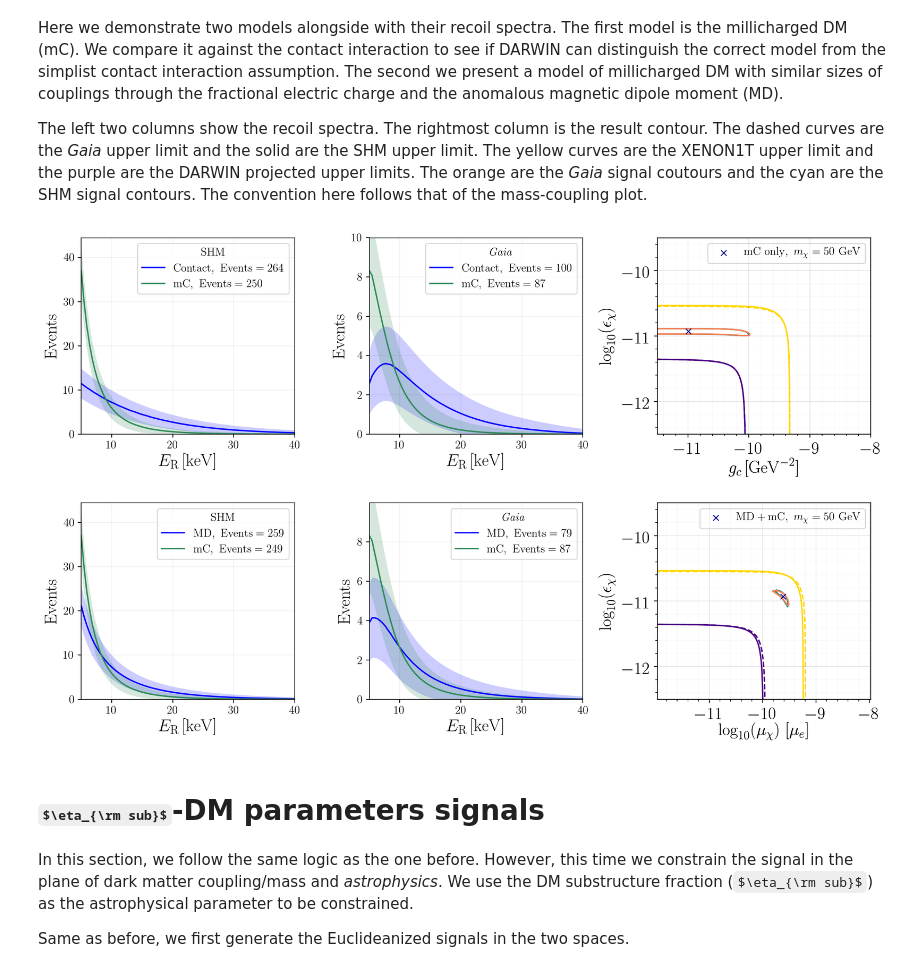
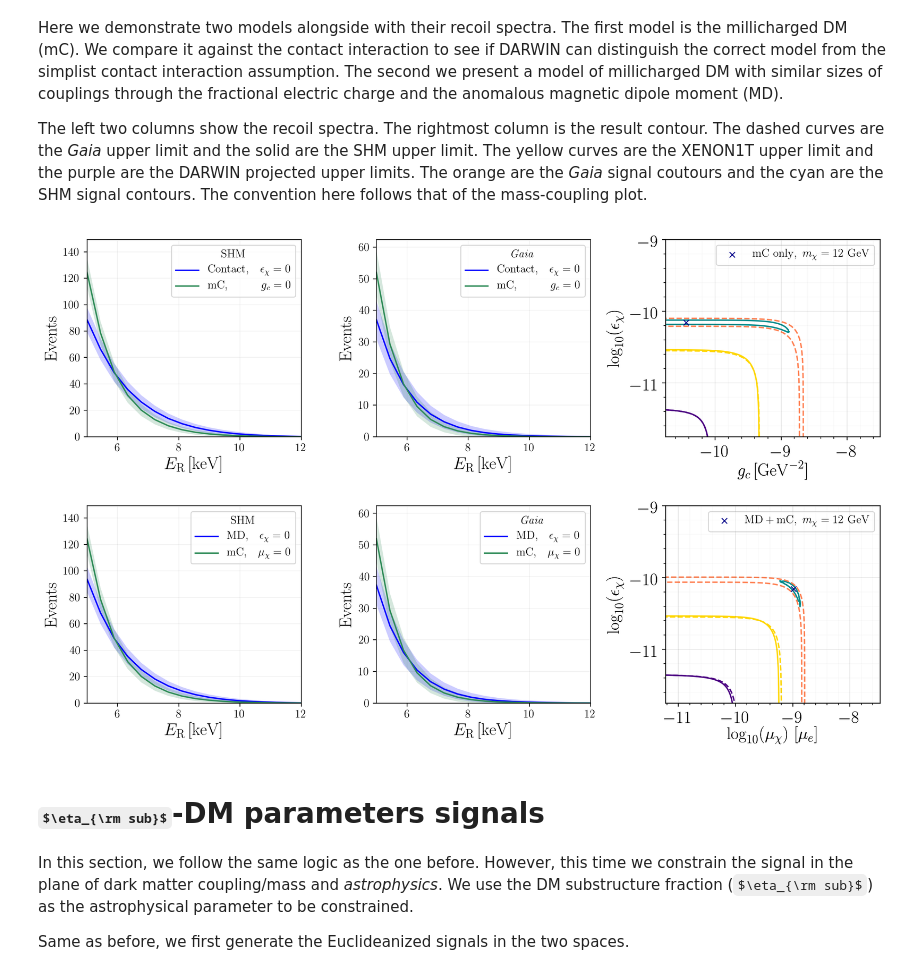
Before and after one commit to bbsonjohn/DD-Gaia-substructure, a Jupyter notebook: dd_eft_substructure-3D-Signals.ipynb, the cells around one changed output. Cells and saved outputs as stored; diff of their text form; code cells hidden in the pictures; some formulas as TeX source.

```diff
--- a/dd_eft_substructure-3D-Signals.ipynb
+++ b/dd_eft_substructure-3D-Signals.ipynb
@@ -237,7 +242,7 @@ def elc_moment(g_energy, log_coup = False, log_out = False):
         g_energy = 10**g_energy
     if log_out :
         return np.log10(e_charge*g_energy/GeVtoInvcm)
-    return 2*e_charge*g_energy/GeVtoInvcm
+    return g_energy/GeVtoInvcm/e_charge
 def mag_moment(g_energy, log_coup = False, log_out = False):
     if log_coup:
         g_energy = 10**g_energy
@@ -306,8 +311,10 @@ def plot_ellipse(ax, sh, coupling_c0, coupling_c1, cm_plot, contour, ind = None)
 
     if contour == 'SHM':
         color_c = SHM_sig_color
+        style_c = 'solid'
     elif contour == 'NLB':
         color_c = Gaia_sig_color
+        style_c = 'dashed'
     pp2, el_ind2, d2 = sh.query_region(P0, sigma=3, d=2, return_distance = True)
 
     z = np.ones_like(coupling_c0[el_ind2])
@@ -316,7 +323,7 @@ def plot_ellipse(ax, sh, coupling_c0, coupling_c1, cm_plot, contour, ind = None)
     if len(z) < min_contour_pts:
         return
     try:
-        ax.tricontour(x, y, d2, colors=[color_c, color_c], levels=[0, 1.5152])
+        ax.tricontour(x, y, d2, colors=[color_c, color_c], levels=[0, 1.5152], linestyles=style_c )
         #ax.tricontourf(x, y, d2, colors=[color_c, color_c], levels=[0, 1.5152], alpha=0.05)
     except:
         return
@@ -654,11 +661,12 @@ In this section, we hold DM mass fixed and examine the ability of a future DD ex
 
 First, we examine the recoil spectra. The left column of plots represents the recoil spectra under SHM and the right column represents that under _Gaia_. The different colored curves are the different models. The translucent bands are the $\pm\sqrt{N}$ poisson statistical uncertainties associated with the recoil spectra.
 # %%
-m_point = 50.
+m_point = 12.
 
 ops_pair_list = [['SS','mQ'], ['SS','mDM_l'], ['mDM_l','mQ']]
+the_experiment='Xenon_Darwin'
 
-expos = exposure_func('Xenon_Darwin')
+expos = exposure_func(the_experiment)
 
 oper_names = [['contact', 'mC'], ['contact', 'MD'], ['MD', 'mC']]
 
@@ -712,8 +720,8 @@ for i_op, opers in enumerate(ops_pair_list):
 
     for j_coup, coups in enumerate(list_coup[i_op]):
 
-        opers_shm = expos*dER*(dRT_dER_Model(ER_grid, m_point, 10**(coups[0]), opers[0], experiment=the_experiment, acceptance=False, v_funct = 'SHM')  \
-                    + dRT_dER_Model(ER_grid, m_point, 10**(coups[1]), opers[1], experiment=the_experiment, acceptance=False, v_funct = 'SHM') )
+        opers_shm = expos*dER*(dRT_dER_Model(ER_grid, m_point, 10**(coups[0]), opers[0], experiment=the_experiment, acceptance=True, v_funct = 'SHM')  \
+                    + dRT_dER_Model(ER_grid, m_point, 10**(coups[1]), opers[1], experiment=the_experiment, acceptance=True, v_funct = 'SHM') )
         opers_gaia = expos*dER*(0.42*dRT_dER_Model(ER_grid, m_point, 10**coups[0], opers[0], experiment=the_experiment, acceptance=True, v_funct = 'NLB_subst_full') \
                                     +(1-0.42)*dRT_dER_Model(ER_grid, m_point, 10**coups[0], opers[0], experiment=the_experiment, acceptance=True, v_funct = 'NLB_halo_full') \
                                     + 0.42*dRT_dER_Model(ER_grid, m_point, 10**coups[1], opers[1], experiment=the_experiment, acceptance=True, v_funct = 'NLB_subst_full') \
@@ -746,8 +754,8 @@ for i_op, opers in enumerate(ops_pair_list):
     ax[i_op, 0].legend(title='SHM'); ax[i_op, 1].legend(title='Gaia')
     ax[i_op, 0].set_xlim(5,max(ER_grid)); ax[i_op, 1].set_xlim(5,max(ER_grid))
     ax[i_op, 0].set_xlabel(r'$E_{\rm NR}$ [keV]'); ax[i_op, 1].set_xlabel(r'$E_{\rm NR}$ [keV]')
-    ax[i_op, 0].set_ylabel("events"); ax[i_op, 0].set_ylim( (0, 1.2*max(np.append(opers_shm, opers_gaia)  )) )
-    ax[i_op, 1].set_ylabel("events"); ax[i_op, 1].set_ylim( (0, 1.2*max(np.append(opers_shm, opers_gaia)  )) )
+    ax[i_op, 0].set_ylabel("events"); ax[i_op, 0].set_ylim( (0, 1.2*max(opers_shm)  ) )
+    ax[i_op, 1].set_ylabel("events"); ax[i_op, 1].set_ylim( (0, 1.2*max(opers_gaia)  ) )
     ax[i_op, 0].grid(b=True, which='major', color='black', alpha=0.05, linestyle='-')
     ax[i_op, 1].grid(b=True, which='major', color='black', alpha=0.05, linestyle='-')
     ax[i_op, 0].grid(b=True, which='minor', color='black', alpha=0.01, linestyle='-')
@@ -895,6 +903,7 @@ Here we demonstrate two models alongside with their recoil spectra. The first mo
 The left two columns show the recoil spectra. The rightmost column is the result contour. The dashed curves are the _Gaia_ upper limit and the solid are the SHM upper limit. The yellow curves are the XENON1T upper limit and the purple are the DARWIN projected upper limits. The orange are the _Gaia_ signal coutours and the cyan are the SHM signal contours. The convention here follows that of the mass-coupling plot.
 # %%
 model_text = [['Contact', 'mC'], ['MD', 'mC']]
+coup_text = [[r'\qquad g_c', r'\epsilon_\chi'], [r'\mu_\chi', r'\epsilon_\chi']]
 ops_pair_list = [['SS','mQ'], ['mDM_l','mQ']]
 
 plt.rcParams["figure.figsize"] = (15, 4.5*len(ops_pair_list))
@@ -941,6 +950,7 @@ yaxsec_list = []
 for i_op, opers in enumerate(ops_pair_list):
     cc_plot = cc_plot_list[i_op]
     model_name = model_text[i_op]
+    coup_name = coup_text[i_op]
 
     row_indx = i_op; col_indx = 2
     low_sigma_0, high_sigma_0 = operators.get_xsec_lim(opers[0])
@@ -1024,58 +1034,57 @@ for i_op, opers in enumerate(ops_pair_list):
     if sp_acceptance:
         h_acc = 1.
     else:
-        h_acc = 0.5
+        h_acc = 0.5*0.89
     for j_coup, coups in enumerate(spectrum_plot_list[i_op]):
         opers_shm = h_acc*expos*dER*(dRT_dER_Model(ER_grid, m_point, 10**(coups[0]), opers[0], experiment=the_experiment, acceptance=sp_acceptance, v_funct = 'SHM')  \
                     + dRT_dER_Model(ER_grid, m_point, 10**(coups[1]), opers[1], experiment=the_experiment, acceptance=sp_acceptance, v_funct = 'SHM') )
-        opers_gaia = h_acc*expos*dER*(0.42*dRT_dER_Model(ER_grid, m_point, 10**coups[0], opers[0], experiment=the_experiment, acceptance=True, v_funct = 'NLB_subst_full') \
-                                    +(1-0.42)*dRT_dER_Model(ER_grid, m_point, 10**coups[0], opers[0], experiment=the_experiment, acceptance=True, v_funct = 'NLB_halo_full') \
-                                    + 0.42*dRT_dER_Model(ER_grid, m_point, 10**coups[1], opers[1], experiment=the_experiment, acceptance=True, v_funct = 'NLB_subst_full') \
-                                    +(1-0.42)*dRT_dER_Model(ER_grid, m_point, 10**coups[1], opers[1], experiment=the_experiment, acceptance=True, v_funct = 'NLB_halo_full'))
+        opers_gaia = h_acc*expos*dER*(0.42*dRT_dER_Model(ER_grid, m_point, 10**coups[0], opers[0], experiment=the_experiment, acceptance=sp_acceptance, v_funct = 'NLB_subst_full') \
+                                    +(1-0.42)*dRT_dER_Model(ER_grid, m_point, 10**coups[0], opers[0], experiment=the_experiment, acceptance=sp_acceptance, v_funct = 'NLB_halo_full') \
+                                    + 0.42*dRT_dER_Model(ER_grid, m_point, 10**coups[1], opers[1], experiment=the_experiment, acceptance=sp_acceptance, v_funct = 'NLB_subst_full') \
+                                    +(1-0.42)*dRT_dER_Model(ER_grid, m_point, 10**coups[1], opers[1], experiment=the_experiment, acceptance=sp_acceptance, v_funct = 'NLB_halo_full'))
         events_SHM = np.sum(opers_shm)
         events_Gaia = np.sum(opers_gaia)
 
         if j_coup == 0:
-            label_shm = r'$\mathrm{%s ,\ Events } = %i $' % (model_name[0], int(events_SHM) )
-            label_gaia = r'$\mathrm{%s ,\ Events } = %i $' % (model_name[0], int(events_Gaia))
+            label_shm = r'$\mathrm{%s ,\quad } %s = 0$' % (model_name[0], coup_name[1] )
+            label_gaia = r'$\mathrm{%s ,\quad } %s = 0$' % (model_name[0], coup_name[1] )
         elif j_coup == 1:
-            label_shm = r'$\mathrm{%s ,\ Events }= %i$' % (model_name[1], int(events_SHM))
-            label_gaia = r'$\mathrm{%s ,\ Events }= %i$' % (model_name[1], int(events_Gaia))
+            label_shm = r'$\mathrm{%s ,\quad } %s = 0$' % (model_name[1], coup_name[0] )
+            label_gaia = r'$\mathrm{%s ,\quad } %s = 0$' % (model_name[1], coup_name[0] )
         elif j_coup == 2:
-            label_shm = r'$\mathrm{%s + %s ,\ Events }= %i $' % (model_name[0], model_name[1], int(events_SHM))
-            label_gaia = r'$\mathrm{%s + %s ,\ Events }= %i $' % (model_name[0], model_name[1], int(events_Gaia))
-
+            label_shm = r'$\mathrm{%s + %s}$' % (model_name[0], model_name[1] )
+            label_gaia = r'$\mathrm{%s + %s}$' % (model_name[0], model_name[1] )
 
         SHM_fig = ax[i_op, 0].plot(ER_grid, opers_shm, color=colorings[j_coup], label=label_shm)
         Gaia_fig = ax[i_op, 1].plot(ER_grid, opers_gaia, color=colorings[j_coup], label=label_gaia)
 
 
         y_shm_p = (opers_shm + np.sqrt(opers_shm))
         y_shm_n = (opers_shm - np.sqrt(opers_shm))
         y_gaia_p = (opers_gaia + np.sqrt(opers_gaia))
         y_gaia_n = (opers_gaia - np.sqrt(opers_gaia))
         ax[row_indx, 0].fill_between(ER_grid, y_shm_p, y_shm_n, where=(y_shm_n <= y_shm_p), facecolor=colorings[j_coup], interpolate=True, alpha=0.2)
         ax[row_indx, 1].fill_between(ER_grid, y_gaia_p, y_gaia_n, where=(y_gaia_n <= y_gaia_p), facecolor=colorings[j_coup], interpolate=True, alpha=0.2)
 
     ax[row_indx, 0].legend(title=r'$\mathrm{SHM}$'); ax[row_indx, 1].legend(title=r'${\it Gaia}$')
     if m_point < 30.:
         ax[row_indx, 0].set_xlim(5,12); ax[row_indx, 1].set_xlim(5,12)
     else:
         ax[row_indx, 0].set_xlim(5,max(ER_grid)); ax[row_indx, 1].set_xlim(5,max(ER_grid))
     ax[row_indx, 0].set_xlabel(r'$E_{\rm R}\, [{\rm keV}]$', fontsize=18); ax[row_indx, 1].set_xlabel(r'$E_{\rm R}\, [{\rm keV}]$', fontsize=18)
     ax[row_indx, 0].set_ylabel(r'${\rm Events}$', fontsize=18); ax[i_op, 0].set_ylim( (0, 1.2*max(opers_shm)) )
     ax[row_indx, 1].set_ylabel(r'${\rm Events}$', fontsize=18); ax[i_op, 1].set_ylim( (0, 1.2*max( opers_gaia)) )
     ax[row_indx, 0].grid(b=True, which='major', color='black', alpha=0.05, linestyle='-')
     ax[row_indx, 1].grid(b=True, which='major', color='black', alpha=0.05, linestyle='-')
     ax[row_indx, 0].grid(b=True, which='minor', color='black', alpha=0.01, linestyle='-')
     ax[row_indx, 1].grid(b=True, which='minor', color='black', alpha=0.01, linestyle='-')
 
 
-fig.savefig('model_model_sig_H.pdf', bbox_inches = 'tight')
+fig.savefig('model_model_sig_L.pdf', bbox_inches = 'tight')
 
 plt.show()
 # %% [output]
-[figure, old version]
+[figure, new version]
 # %% [markdown]
 # $\eta_{\rm sub}$-DM parameters signals
 
```
Also changed, not shown: parts of 2 cells of this notebook.
